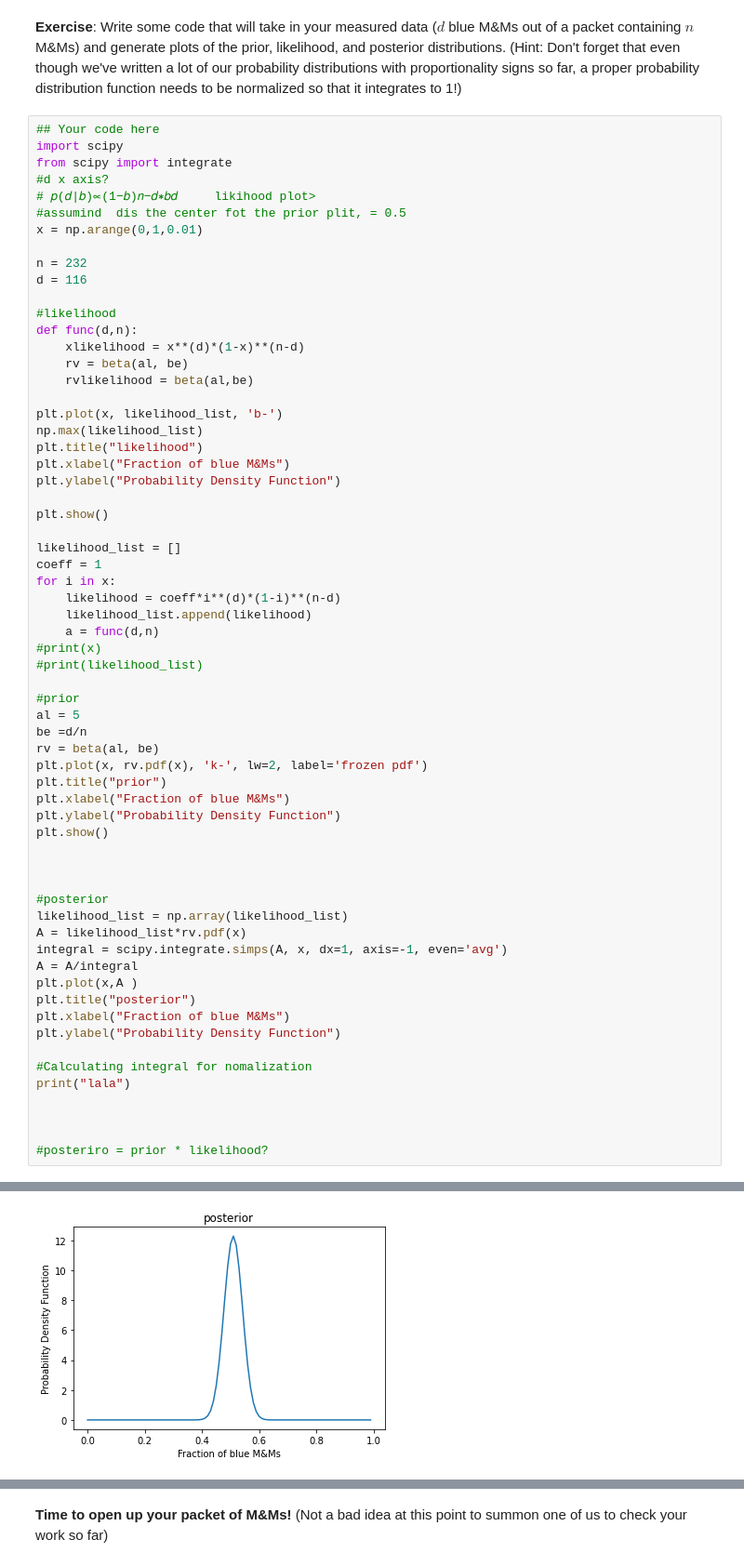
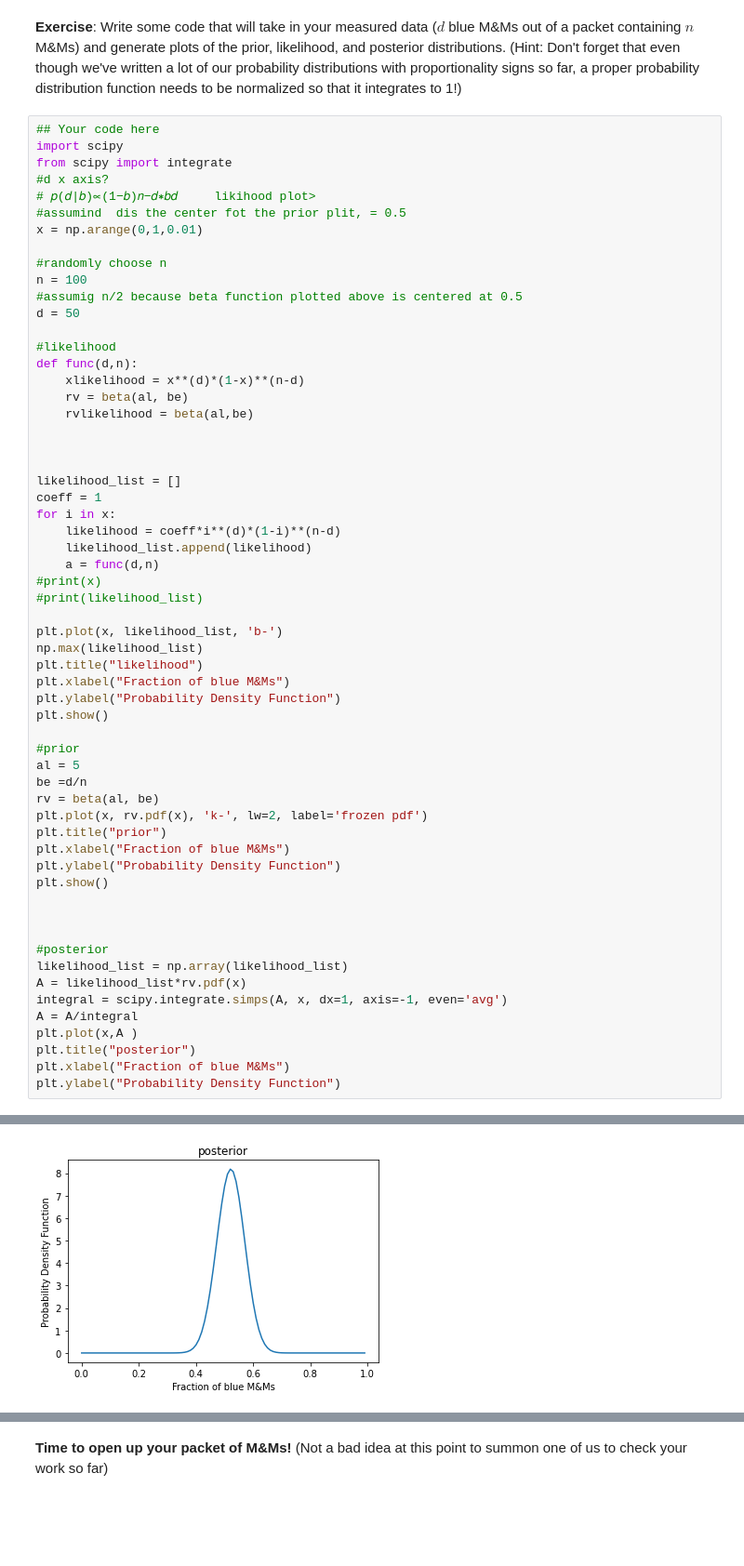
Before and after one commit to SaadNaeem96/Astrophysics_DataScience, a Jupyter notebook: CodingLab05/CodingLab05_Bayes.ipynb, the cells around one changed output, grey strips where cells are left out. Shown: that part at 93% size. Drawn from its saved outputs; the diff is of its cells as text; blank space fills up the shorter version.

```diff
--- a/CodingLab05/CodingLab05_Bayes.ipynb
+++ b/CodingLab05/CodingLab05_Bayes.ipynb
@@ -124,8 +101,10 @@ from scipy import integrate
 #assumind  dis the center fot the prior plit, = 0.5
 x = np.arange(0,1,0.01)
 
-n = 232
-d = 116
+#randomly choose n
+n = 100
+#assumig n/2 because beta function plotted above is centered at 0.5
+d = 50
 
 #likelihood
 def func(d,n):
@@ -133,13 +112,7 @@ def func(d,n):
     rv = beta(al, be)
     rvlikelihood = beta(al,be)
 
-plt.plot(x, likelihood_list, 'b-')
-np.max(likelihood_list)
-plt.title("likelihood")
-plt.xlabel("Fraction of blue M&Ms")
-plt.ylabel("Probability Density Function")
 
-plt.show()
 
 likelihood_list = []
 coeff = 1
@@ -149,6 +122,13 @@ for i in x:
     a = func(d,n)
 #print(x)
 #print(likelihood_list)
+
+plt.plot(x, likelihood_list, 'b-')
+np.max(likelihood_list)
+plt.title("likelihood")
+plt.xlabel("Fraction of blue M&Ms")
+plt.ylabel("Probability Density Function")
+plt.show()
 
 #prior
 al = 5
@@ -171,11 +151,4 @@ plt.plot(x,A )
 plt.title("posterior")
 plt.xlabel("Fraction of blue M&Ms")
 plt.ylabel("Probability Density Function")
-
-#Calculating integral for nomalization
-print("lala")
-
-
-
-#posteriro = prior * likelihood?
 # %% [output]
@@ -185 +158 @@ lala
-[figure, old version]
+[figure, new version]
```
Also changed, not shown: parts of 11 cells of this notebook.
